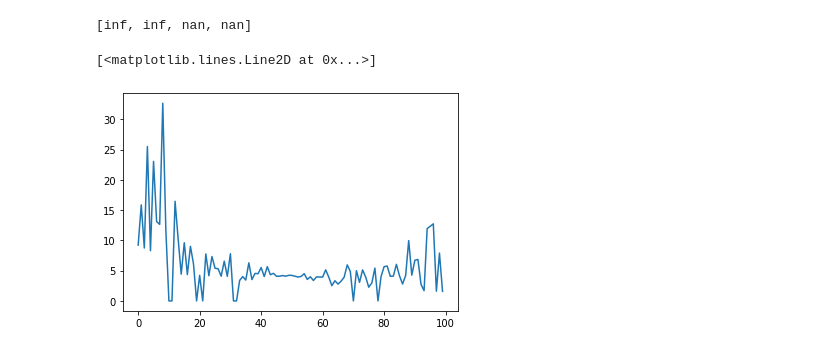
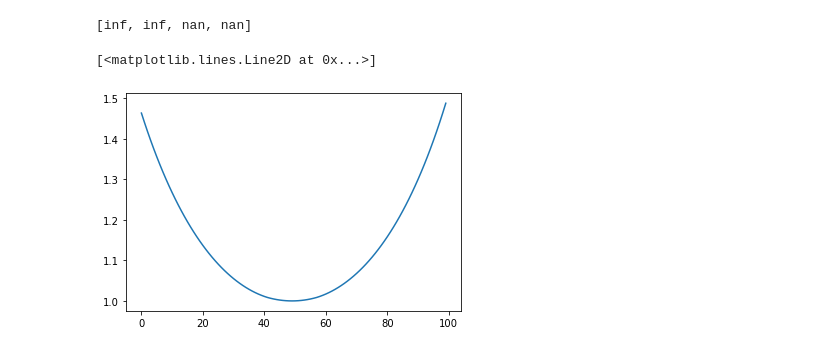
Before and after one commit to spertus/UI-TS, a Jupyter notebook: Code/stratMartExample.ipynb, the cells around one changed output. Drawn from its saved outputs; the diff is of its cells as text; code cells hidden in the pictures.

```diff
--- a/Code/stratMartExample.ipynb
+++ b/Code/stratMartExample.ipynb
@@ -133,0 +76,8 @@ p_value, stratum_selections, null_selections
+# %%
+#plot P-values at various sample times as a function of null mean in stratum 1 and the stratum gap...
+for i in [0,len(stratum_gaps)-1]:
+    plt.plot(results_rr[i][4], 1/np.maximum(1,results_rr[i][3][30,:]), color = 'orange')
+    plt.plot(results_rr[i][4], 1/np.maximum(1,results_rr[i][3][40,:]), color = 'red')
+    plt.plot(results_rr[i][4], 1/np.maximum(1,results_rr[i][3][50,:]), color = 'purple')
+    plt.plot(results_rr[i][4], 1/np.maximum(1,results_rr[i][3][60,:]), color = 'blue')
+    plt.show()
@@ -133,0 +87,7 @@ p_value, stratum_selections, null_selections
+# %%
+#plot stratum selections at each time for each null mean
+for i in [0,len(stratum_gaps)-1]:
+    plt.plot(results_rr[i][5][:,50], color = 'orange')
+    #plt.plot(results_rr[i][5][:,100], color = 'red')
+    #plt.plot(results_rr[i][5][:,150], color = 'purple')
+    plt.show()
@@ -133,0 +97,8 @@ p_value, stratum_selections, null_selections
+# %%
+#plot P-values at various sample times as a function of null mean in stratum 1 and the stratum gap...
+for i in [0,len(stratum_gaps)-1]:
+    plt.plot(results_ms[i][4], 1/np.maximum(1,results_ms[i][3][30,:]), color = 'orange')
+    plt.plot(results_ms[i][4], 1/np.maximum(1,results_ms[i][3][40,:]), color = 'red')
+    plt.plot(results_ms[i][4], 1/np.maximum(1,results_ms[i][3][50,:]), color = 'purple')
+    plt.plot(results_ms[i][4], 1/np.maximum(1,results_ms[i][3][60,:]), color = 'blue')
+    plt.show()
@@ -133,0 +108,7 @@ p_value, stratum_selections, null_selections
+# %%
+#plot stratum selections at each time for different null means
+for i in [0,len(stratum_gaps)-1]:
+    plt.plot(results_ms[i][5][:,50], color = 'orange')
+    #plt.plot(results_ms[i][5][:,100], color = 'red')
+    plt.plot(results_ms[i][5][:,150], color = 'purple')
+    plt.show()
@@ -156,9 +140,9 @@ stopping_times_multinomial = simulate_audits(
 [inf, inf, nan, nan]
 # %%
 # topography of the P-value of the intersection null at a few sample sizes
-rule = ucb_selector
+#rule = ucb_selector
 #rule = multinomial_selector
-#rule = round_robin
+rule = round_robin
 
 shuffled_1 = np.random.permutation(strata[0])
 shuffled_2 = np.random.permutation(strata[1])
@@ -172,31 +156,31 @@ theta_2_grid = raw_theta_2_grid + u_A[1] - A_c[1]
 
 strata_matrix = np.zeros((len(shuffled_1) + len(shuffled_2) - 1, len(theta_1_grid)))
 intersection_marts = np.zeros((len(shuffled_1) + len(shuffled_2), len(theta_1_grid)))
 for i in range(len(theta_1_grid)):
     mart_1, mu_1 = alpha_mart(x = shuffled_1, N = N[0], mu = theta_1_grid[i], eta = u_A[0], f = .01, u = 2*u_A[0])
     mart_2, mu_2 = alpha_mart(x = shuffled_2, N = N[1], mu = theta_2_grid[i], eta = u_A[1], f = .01, u = 2*u_A[1])
     if rule == ucb_selector:
         lsm_marts_1 = alpha_mart(x = shuffled_1, N = N[0], mu = theta_1_grid[i], eta = theta_1_grid[i]/2, f = .01, u = 2*u_A[0], alternative = "lower")[0]
         lsm_marts_2 = alpha_mart(x = shuffled_2, N = N[1], mu = theta_2_grid[i], eta = theta_2_grid[i]/2, f = .01, u = 2*u_A[1], alternative = "lower")[0]
         lsm_marts = [lsm_marts_1, lsm_marts_2]
     else:
         lsm_marts = None
     strata_matrix[:,i], intersection_marts[:,i] = stratum_selector(
         marts = [mart_1, mart_2],
         mu = [mu_1, mu_2],
         u = 2*u_A,
         lower_sided_marts = lsm_marts,
         rule = rule)
 null_index = np.argmin(intersection_marts, axis = 1)
 #stratum_selections = strata_matrix[1:sum(N), null_index]
 #minimized_martingale = intersection_marts[1:sum(N), null_index]
 minimized_martingale = np.ones(sum(N))
 stratum_selections = np.ones(sum(N) - 1) * np.inf
 for i in np.arange(sum(N) - 1):
     minimized_martingale[i] = intersection_marts[i,null_index[i]]
     stratum_selections[i] = strata_matrix[i,null_index[i]]
 maximized_p_values = 1 / np.maximum(1, minimized_martingale)
 plt.plot(intersection_marts[10,50:150])
 # %% [output]
 [<matplotlib.lines.Line2D at 0x...>]
-[figure, old version]
+[figure, new version]
```
Also changed, not shown: parts of 15 cells of this notebook.
